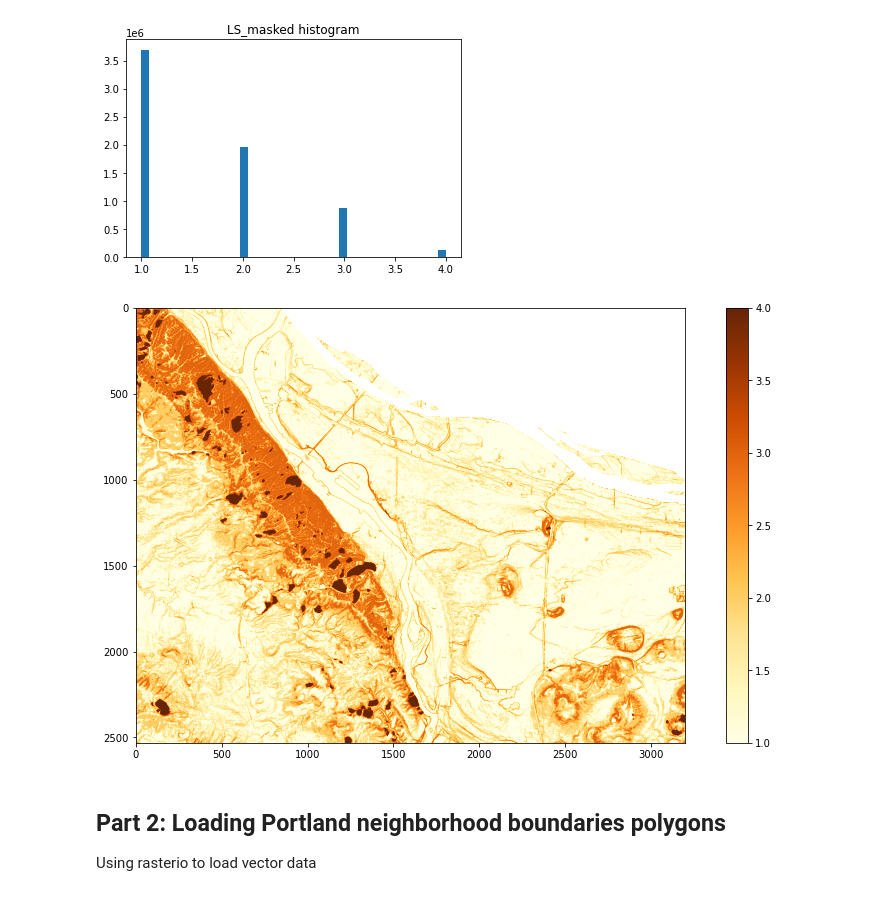
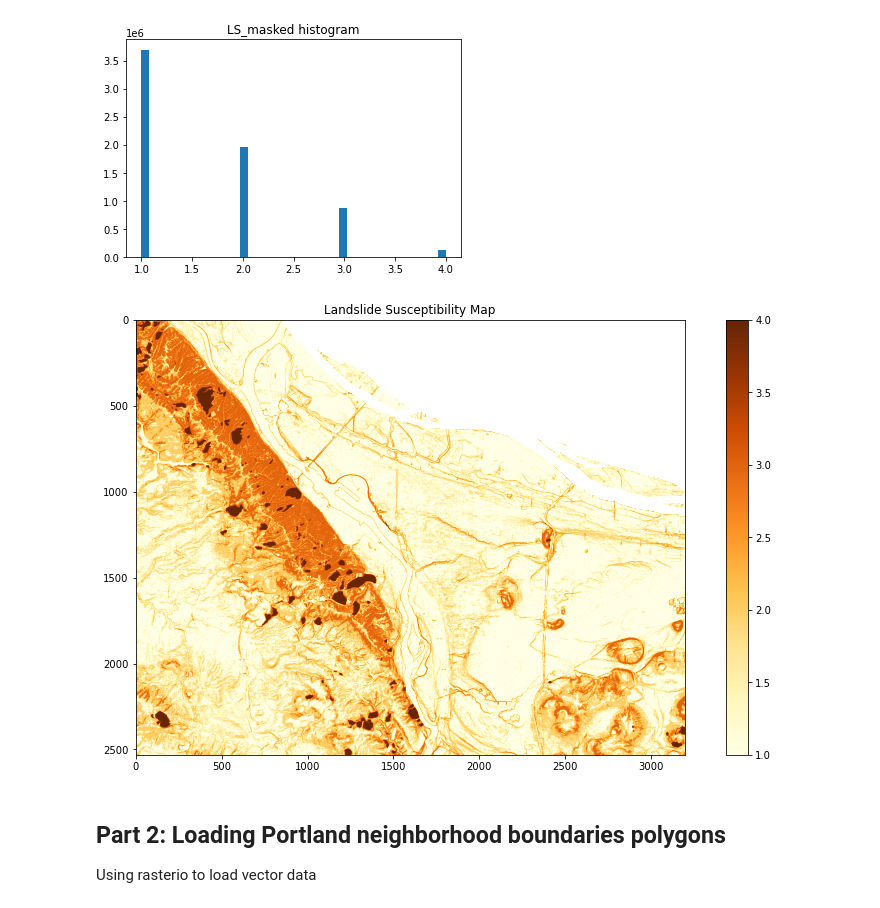
Before and after one commit to UW-GDA/landslide_exposure_portland, a Jupyter notebook: final_project.ipynb, the cells around one changed output. Cells and saved outputs as stored; diff of their text form; code cells hidden in the pictures.

```diff
--- a/final_project.ipynb
+++ b/final_project.ipynb
@@ -151,11 +165,13 @@ plt.show()
 [figure]
 # %%
 # Plot with coloramp
+%matplotlib inline
 f, ax = plt.subplots(figsize=(15,8))
 lsmap = ax.imshow(mask, cmap='YlOrBr')
-f.colorbar(lsmap, ax=ax);
+f.colorbar(lsmap, ax=ax)
+ax.set_title('Landslide Susceptibility Map');
 # %% [output]
-[figure, old version]
+[figure, new version]
 # %% [markdown]
 ## Part 2: Loading Portland neighborhood boundaries polygons
 Using rasterio to load vector data
```
Also changed, not shown: parts of 81 cells of this notebook.
